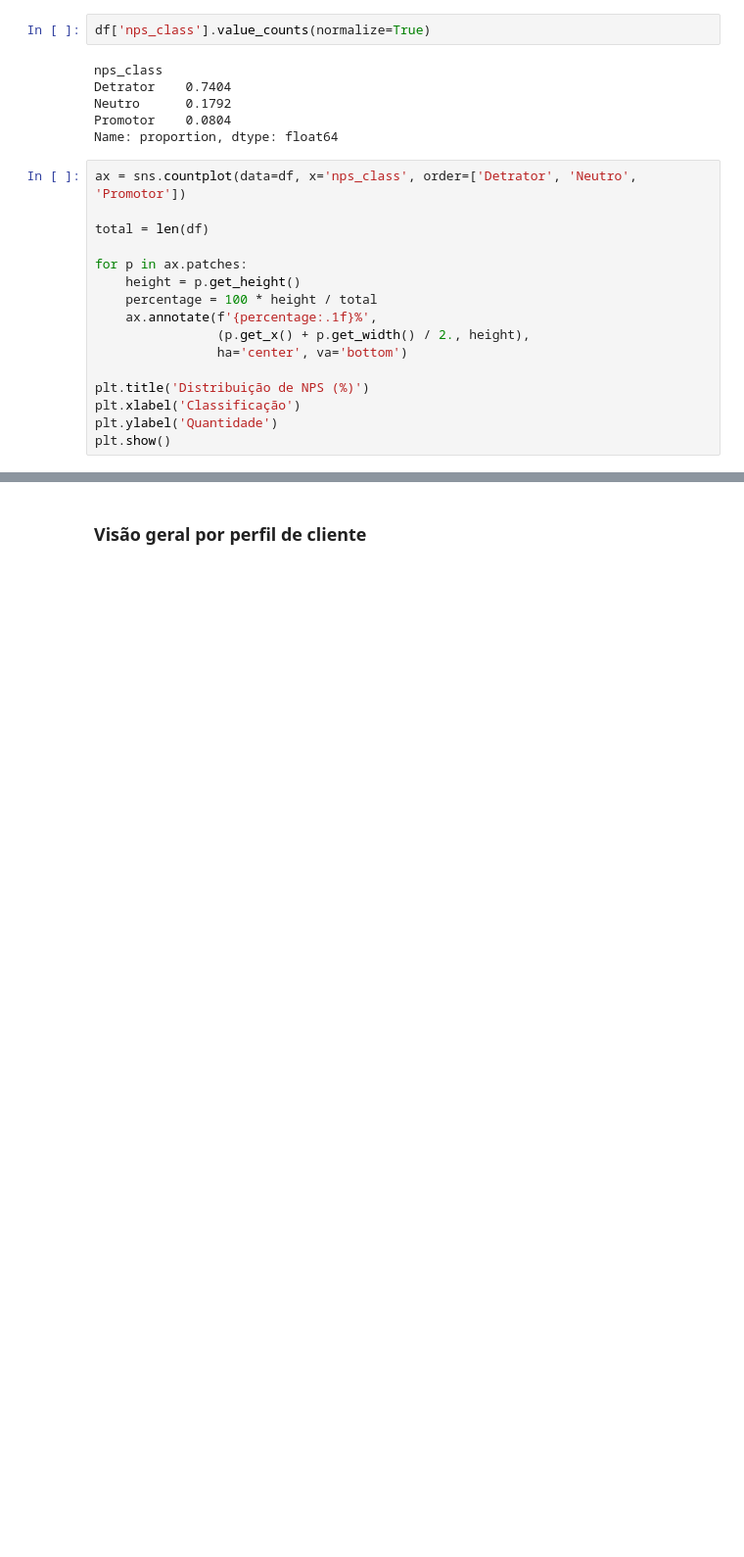
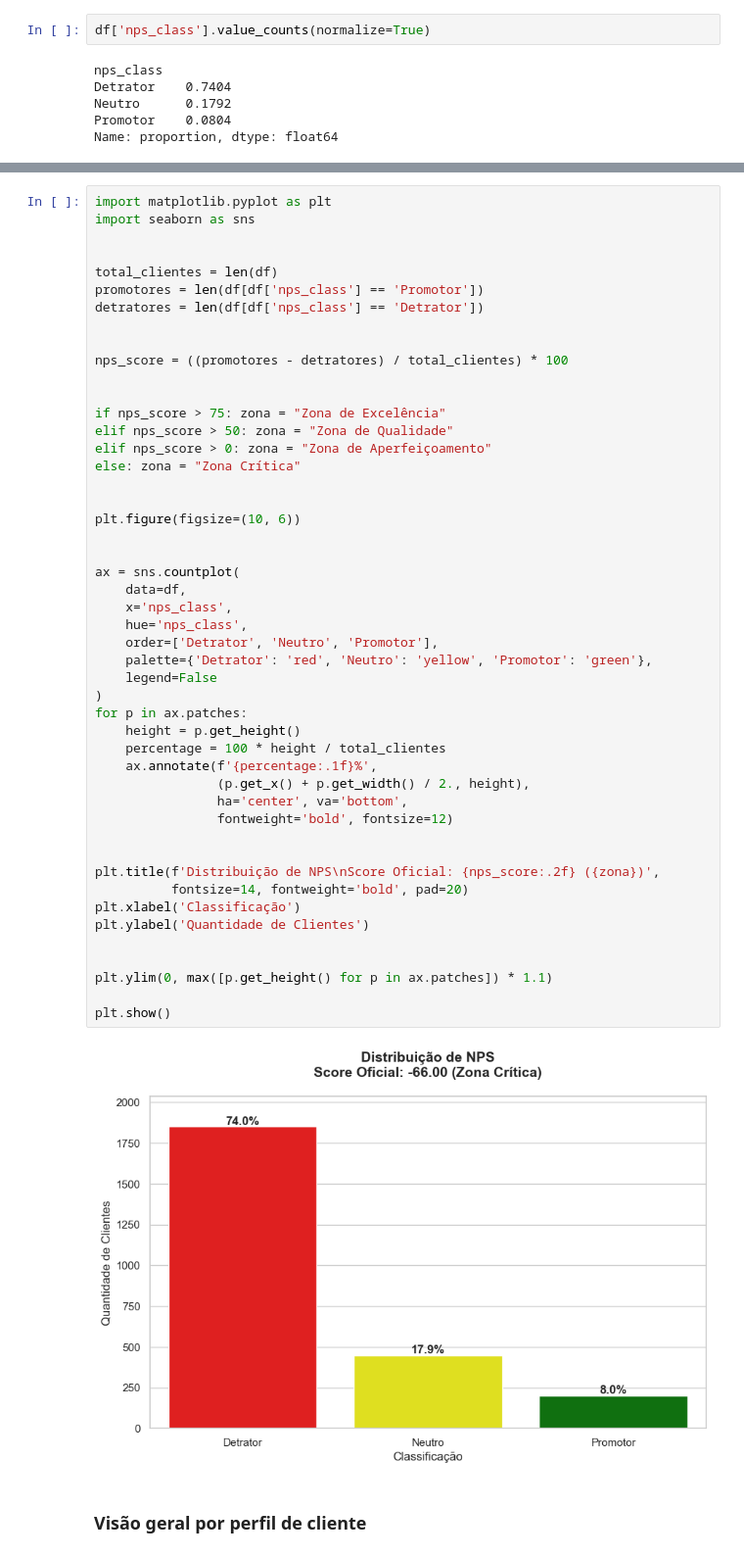
Before and after one commit to Vitor-Lopes-Rodrigues/1IAST---Fase-1---Tech-Challenge, a Jupyter notebook: notebooks/01_exploracao_de_dados.ipynb, the cells around one changed output, grey strips where cells are left out. Shown at 98% size. Saved outputs shown, nothing was run; the diff lists cells and outputs as text; blank space fills up the shorter version.

Commit message:
Lucas: Refatoração da EDA, cálculo do NPS oficial e limpeza do notebook

```diff
--- a/notebooks/01_exploracao_de_dados.ipynb
+++ b/notebooks/01_exploracao_de_dados.ipynb
@@ -219,19 +213,3 @@ Detrator    0.7404
 Neutro      0.1792
 Promotor    0.0804
 Name: proportion, dtype: float64
-# %%
-ax = sns.countplot(data=df, x='nps_class', order=['Detrator', 'Neutro', 'Promotor'])
-
-total = len(df)
-
-for p in ax.patches:
-    height = p.get_height()
-    percentage = 100 * height / total
-    ax.annotate(f'{percentage:.1f}%',
-                (p.get_x() + p.get_width() / 2., height),
-                ha='center', va='bottom')
-
-plt.title('Distribuição de NPS (%)')
-plt.xlabel('Classificação')
-plt.ylabel('Quantidade')
-plt.show()
@@ -240,3 +216,53 @@ plt.show()
+# %%
+import matplotlib.pyplot as plt
+import seaborn as sns
+
+
+total_clientes = len(df)
+promotores = len(df[df['nps_class'] == 'Promotor'])
+detratores = len(df[df['nps_class'] == 'Detrator'])
+
+
+nps_score = ((promotores - detratores) / total_clientes) * 100
+
+
+if nps_score > 75: zona = "Zona de Excelência"
+elif nps_score > 50: zona = "Zona de Qualidade"
+elif nps_score > 0: zona = "Zona de Aperfeiçoamento"
+else: zona = "Zona Crítica"
+
+
+plt.figure(figsize=(10, 6))
+
+
+ax = sns.countplot(
+    data=df,
+    x='nps_class',
+    hue='nps_class',
+    order=['Detrator', 'Neutro', 'Promotor'],
+    palette={'Detrator': 'red', 'Neutro': 'yellow', 'Promotor': 'green'},
+    legend=False
+)
+for p in ax.patches:
+    height = p.get_height()
+    percentage = 100 * height / total_clientes
+    ax.annotate(f'{percentage:.1f}%',
+                (p.get_x() + p.get_width() / 2., height),
+                ha='center', va='bottom',
+                fontweight='bold', fontsize=12)
+
+
+plt.title(f'Distribuição de NPS\nScore Oficial: {nps_score:.2f} ({zona})',
+          fontsize=14, fontweight='bold', pad=20)
+plt.xlabel('Classificação')
+plt.ylabel('Quantidade de Clientes')
+
+
+plt.ylim(0, max([p.get_height() for p in ax.patches]) * 1.1)
+
+plt.show()
+# %% [output]
+[figure, added]
 # %% [markdown]
 ### Visão geral por perfil de cliente
 # %%
```
Also changed, not shown: parts of 4 cells of this notebook.
